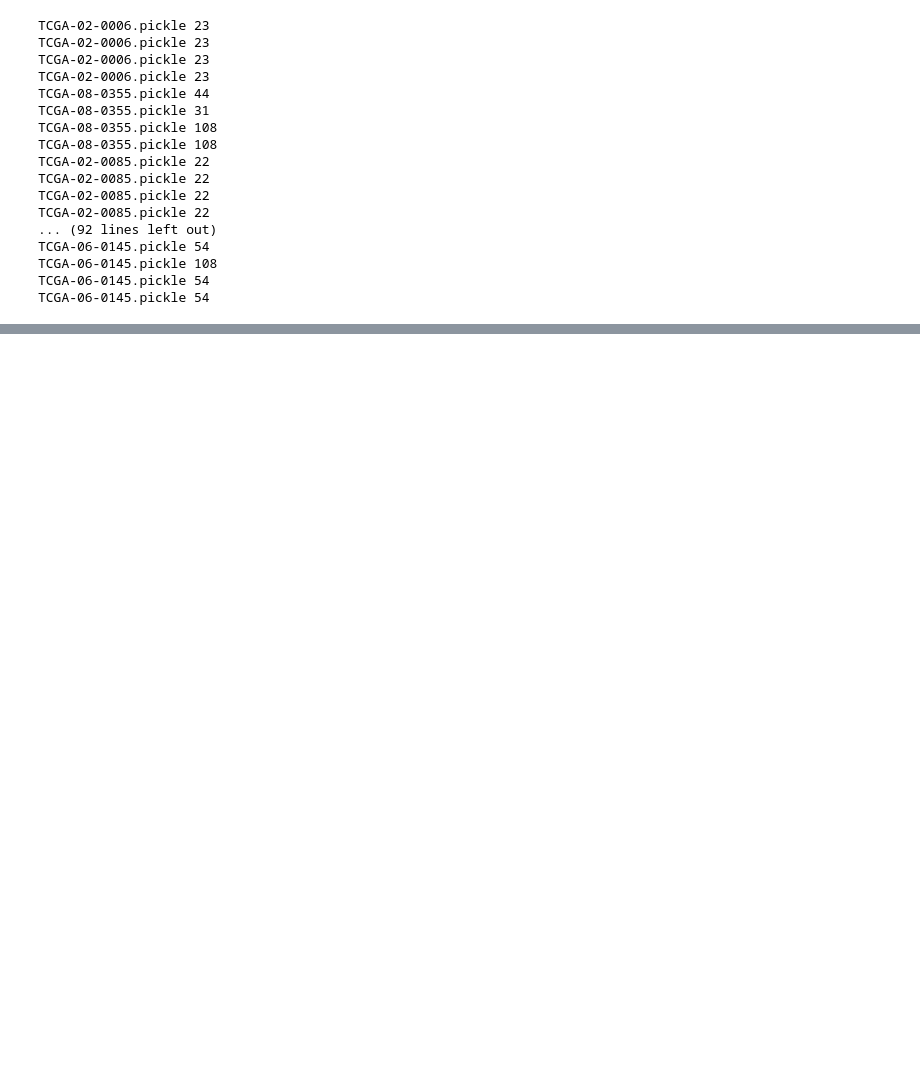
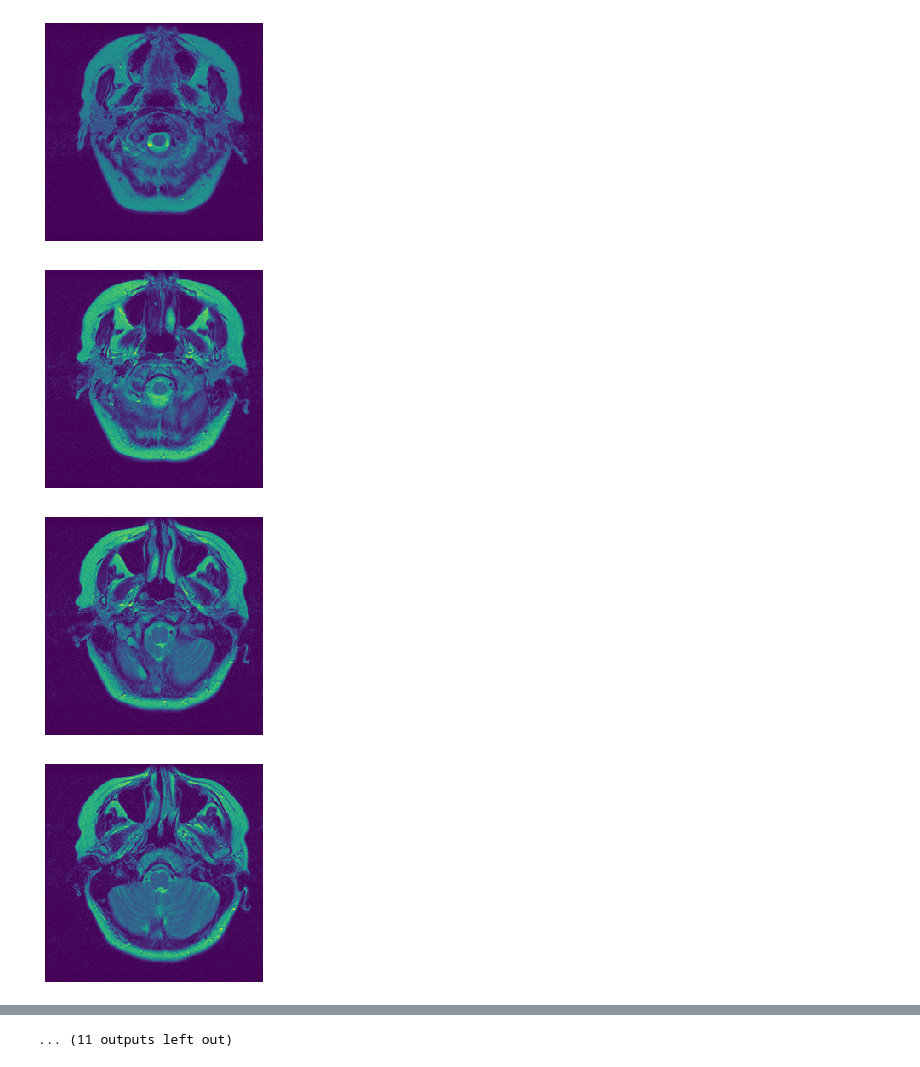
Before and after one commit to brain-tumors-deep-learning-module/TCGA-GBM-training-general-pickle, a Jupyter notebook: Final Generalization.ipynb, the cells around one changed output, grey strips where cells are left out. Drawn from its saved outputs; the diff is of its cells as text; code cells hidden in the pictures; blank space fills up the shorter version.

```diff
--- a/Final Generalization.ipynb
+++ b/Final Generalization.ipynb
@@ -114,28 +159,22 @@ for patient_id in patients:
 # scan has been completed. Testing for results. Anomalies detected with multiple
 # with extra number of scans
 # Needed for completing the training of the task, adding the segmentation array with every patient's array
-# %%
-result_files = os.listdir(result_directory_path)
-for file in result_files:
-    patient = open("%s" % (result_directory_path+file), "rb")
-    patient_data = pickle.load(patient)
-    for i in patient_data:
-        print (file, len(i))
-# %% [output]
-TCGA-02-0006.pickle 23
-TCGA-02-0006.pickle 23
-TCGA-02-0006.pickle 23
-TCGA-02-0006.pickle 23
-TCGA-08-0355.pickle 44
-TCGA-08-0355.pickle 31
-TCGA-08-0355.pickle 108
-TCGA-08-0355.pickle 108
-TCGA-02-0085.pickle 22
-TCGA-02-0085.pickle 22
-TCGA-02-0085.pickle 22
-TCGA-02-0085.pickle 22
-... (92 lines left out)
-TCGA-06-0145.pickle 54
-TCGA-06-0145.pickle 108
-TCGA-06-0145.pickle 54
-TCGA-06-0145.pickle 54
+# %%
+result_files = os.listdir(result_directory_path)
+file = 'TCGA-02-0006.pickle'
+patient = open("%s" % (result_directory_path+file), "rb")
+patient_data = pickle.load(patient)
+# for i in patient_data:
+for arrays in patient_data[0]:
+    plt.imshow(arrays)
+    plt.axis('off')
+    ax = plt.gca()
+    ax.xaxis.set_major_locator(mpl.ticker.NullLocator())
+    ax.yaxis.set_major_locator(mpl.ticker.NullLocator())
+#     plt.savefig("%s.png" %(imgName), dpi=300, bbox_inches = 'tight', nbins=0, pad_inches=0)
+    plt.show()
+# %% [output]
+[figure, added]
+[figure, added]
+[figure, added]
+[figure, added]
@@ -141,0 +189 @@ TCGA-06-0145.pickle 54
+... (11 outputs left out)
```
Also changed, not shown: parts of 3 cells of this notebook.
